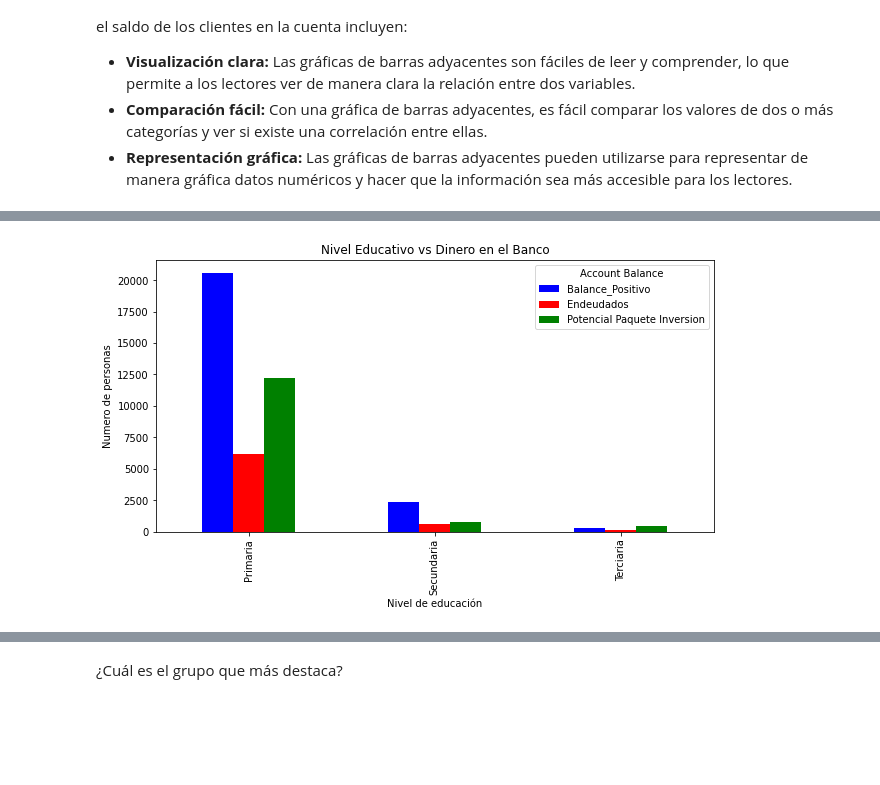
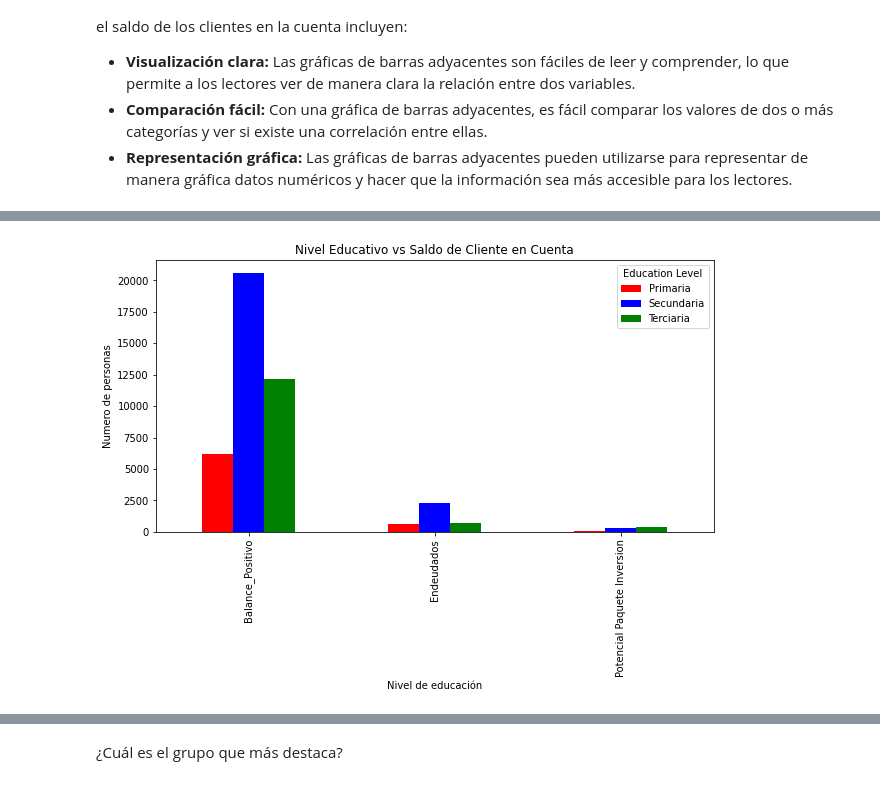
Before and after one commit to Yedramartinolmos/L1P2, a Jupyter notebook: Copia_de_banco_ufv.ipynb, the cells around one changed output, grey strips where cells are left out. Cells and saved outputs as stored; diff of their text form; code cells hidden in the pictures; blank space fills up the shorter version.

```diff
--- a/Copia_de_banco_ufv.ipynb
+++ b/Copia_de_banco_ufv.ipynb
@@ -338,33 +343,33 @@ Las ventajas de utilizar una gráfica de barras adyacentes para explicar la rela
 # %%
 import pandas as pd
 import matplotlib.pyplot as plt
 
 # Create the sample data
 data = {'Education Level': ['Primaria', 'Secundaria', 'Terciaria',
                             'Primaria', 'Secundaria', 'Terciaria',
                             'Primaria', 'Secundaria', 'Terciaria'],
         'Account Balance': ['Endeudados', 'Endeudados', 'Endeudados',
                             'Balance_Positivo', 'Balance_Positivo', 'Balance_Positivo',
                             'Potencial Paquete Inversion', 'Potencial Paquete Inversion', 'Potencial Paquete Inversion'],
-        'Count': [6160, 607, 84,
-                  20590, 2311, 301,
-                  12177, 720, 404]}
+        'Count': [607, 2311, 720,
+                  6160, 20590, 12177,
+                  84, 301, 404]}
 
 # Convert the data into a pandas dataframe
 df = pd.DataFrame(data)
 
 # Create a pivot table to rearrange the data
-pivot_table = df.pivot(index='Education Level', columns='Account Balance', values='Count')
+pivot_table = df.pivot(index='Account Balance', columns='Education Level', values='Count')
 
 # Plot the pivot table as a bar chart
-pivot_table.plot(kind='bar', stacked=False, figsize=(10, 5), color=['blue', 'red', 'green'])
+pivot_table.plot(kind='bar', stacked=False, figsize=(10, 5), color=['red', 'blue','green'])
 
 # Add labels and titles to the plot
 plt.xlabel('Nivel de educación')
 plt.ylabel('Numero de personas')
-plt.title('Nivel Educativo vs Dinero en el Banco')
+plt.title('Nivel Educativo vs Saldo de Cliente en Cuenta')
 
 # Show the plot
 plt.show()
 # %% [output]
-[figure, old version]
+[figure, new version]
```
Also changed, not shown: parts of 15 cells of this notebook.
